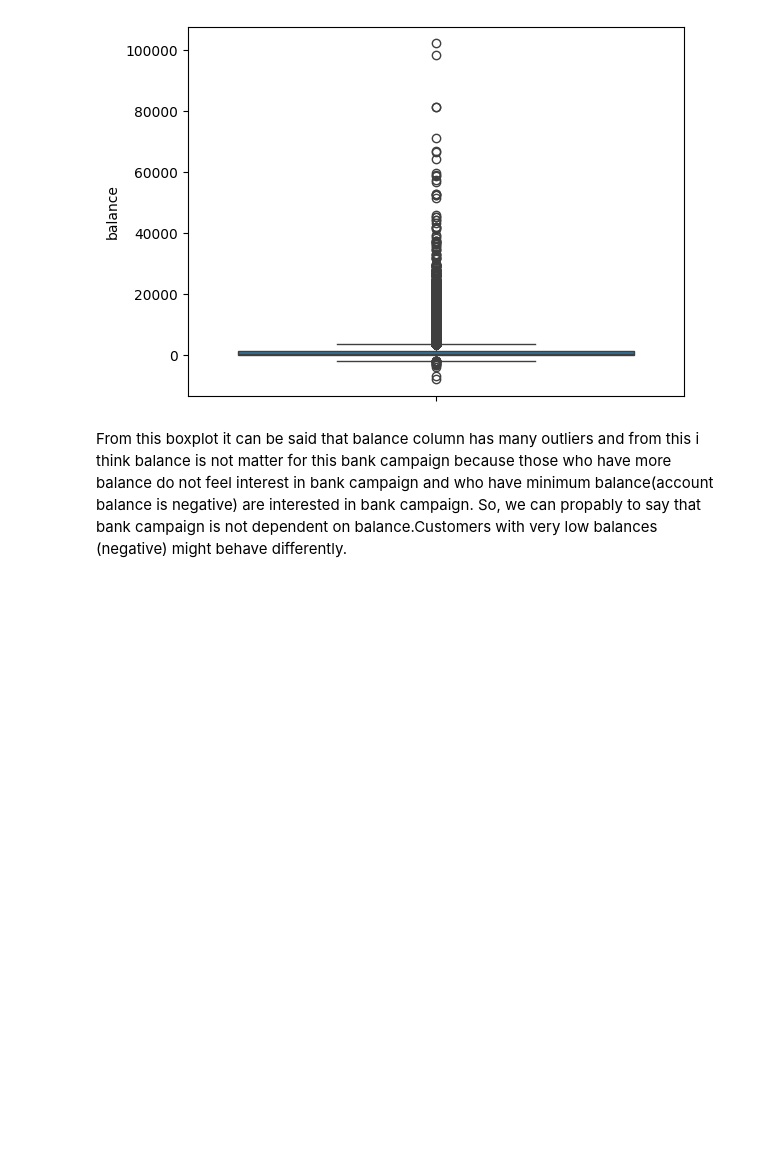
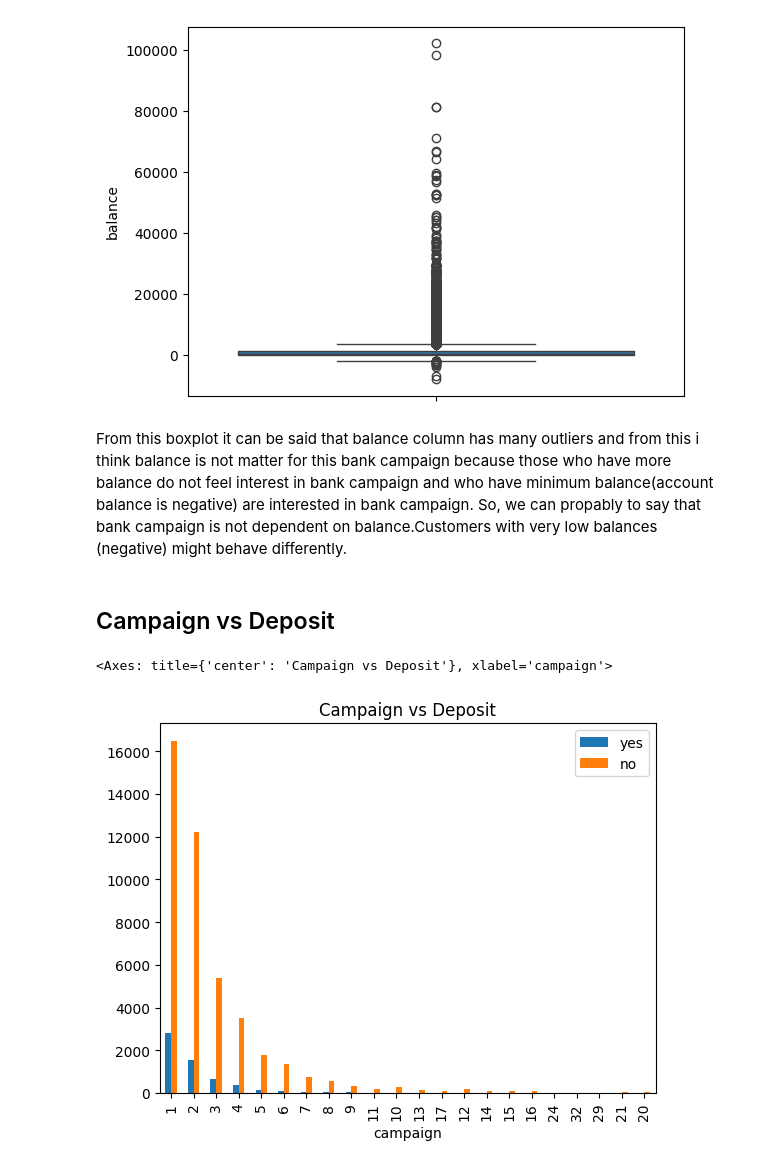
Before and after one commit to Karan-Chauhan19/Bank-Marketing-Campaign, a Jupyter notebook: Notebook/EDA.ipynb, the cells around one changed output. Drawn from its saved outputs; the diff is of its cells as text; code cells hidden in the pictures; blank space fills up the shorter version.

```diff
--- a/Notebook/EDA.ipynb
+++ b/Notebook/EDA.ipynb
@@ -31,4 +31,4 @@ df
 49732 rows × 17 columns
 # %%
 #Rename column name
-df = df.rename(columns={'y':'deposit','housing':'house_loan','loan':'personal_loan','campaign':'pre_campaign'})
+df = df.rename(columns={'y':'deposit','housing':'house_loan','loan':'personal_loan','previous':'pre_campaign'})
@@ -404,3 +413,15 @@ sns.boxplot(df['balance'])
 [figure]
 # %% [markdown]
 From this boxplot it can be said that balance column has many outliers and from this i think balance is not matter for this bank campaign because those who have more balance do not feel interest in bank campaign and who have minimum balance(account balance is negative) are interested in bank campaign. So, we can propably to say that bank campaign is not dependent on balance.Customers with very low balances (negative) might behave differently.
+# %% [markdown]
+## Campaign vs Deposit
+# %%
+pcd = pd.DataFrame()
+
+pcd['yes'] = df[df['deposit'] == 'yes']['campaign'].value_counts()
+pcd['no'] = df[df['deposit'] == 'no']['campaign'].value_counts()
+
+pcd.plot.bar(title='Campaign vs Deposit')
+# %% [output]
+<Axes: title={'center': 'Campaign vs Deposit'}, xlabel='campaign'>
+[figure, added]
```
Also changed, not shown: parts of 4 cells of this notebook.
